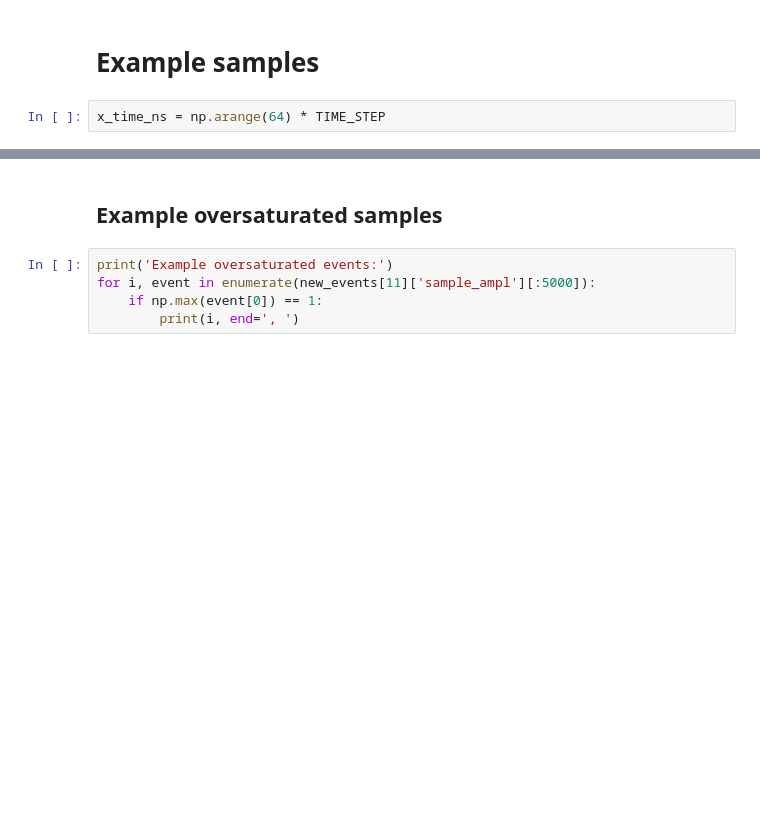
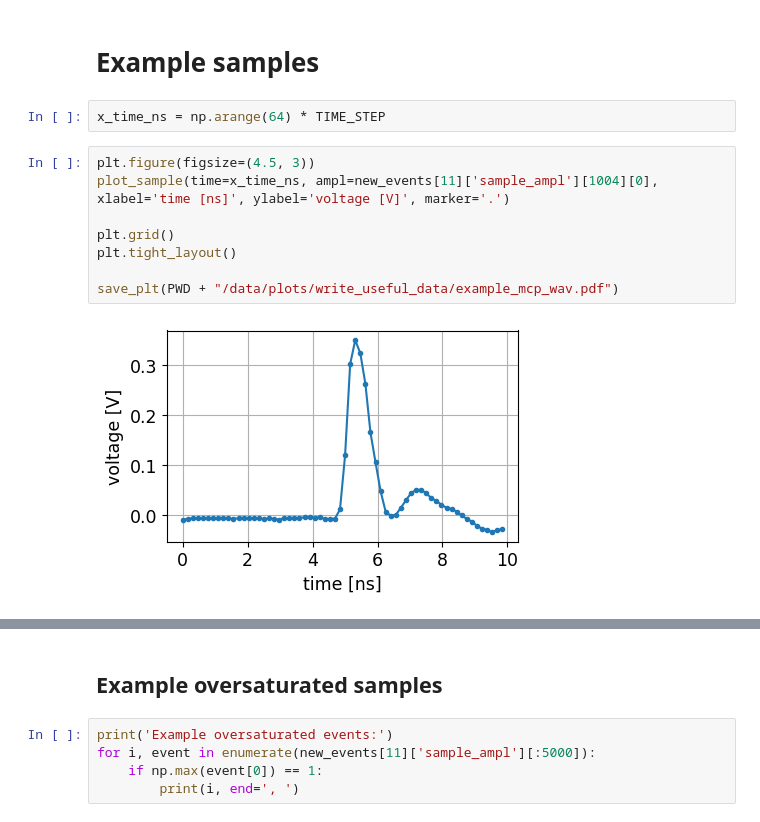
Before and after one commit to MatiXOfficial/pps-diamond-time-measurement, a Jupyter notebook: notebooks/data_preparation/write_useful_data.ipynb, the cells around one changed output, grey strips where cells are left out. Drawn from its saved outputs; the diff is of its cells as text; blank space fills up the shorter version.

```diff
--- a/notebooks/data_preparation/write_useful_data.ipynb
+++ b/notebooks/data_preparation/write_useful_data.ipynb
@@ -249,6 +249,16 @@ dict_keys([11, 23, 16, 24, 29, 28, 17, 22, 12, 10, 18, 30, 9, 15, 27, 21, 19, 31
 # Example samples
 # %%
 x_time_ns = np.arange(64) * TIME_STEP
+# %%
+plt.figure(figsize=(4.5, 3))
+plot_sample(time=x_time_ns, ampl=new_events[11]['sample_ampl'][1004][0], xlabel='time [ns]', ylabel='voltage [V]', marker='.')
+
+plt.grid()
+plt.tight_layout()
+
+save_plt(PWD + "/data/plots/write_useful_data/example_mcp_wav.pdf")
+# %% [output]
+[figure, added]
 # %%
 plt.figure(figsize=(4.5, 3))
 plot_sample(time=x_time_ns, ampl=new_events[11]['sample_ampl'][1004][1], xlabel='time [ns]', ylabel='voltage [V]', marker='.')
```
Also changed, not shown: parts of 4 cells of this notebook, 1 other file.
